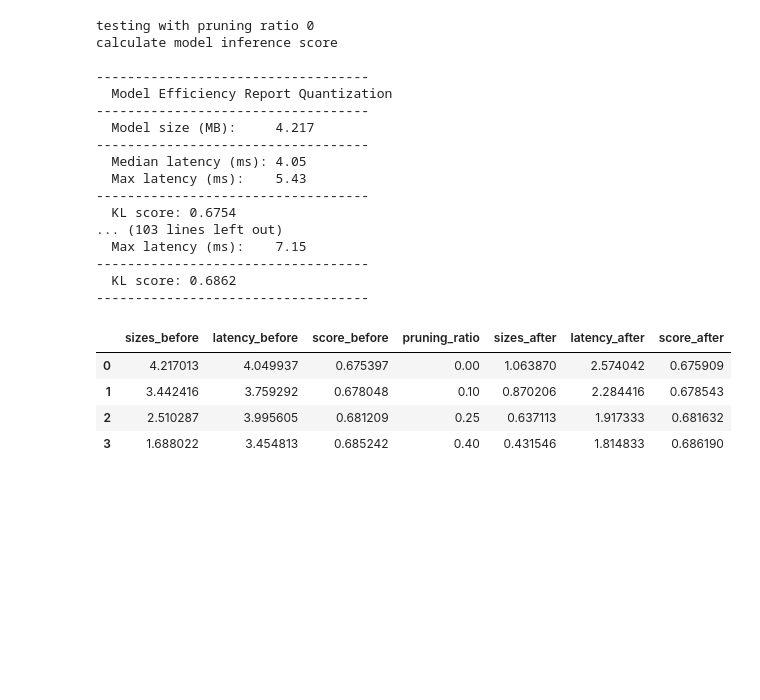
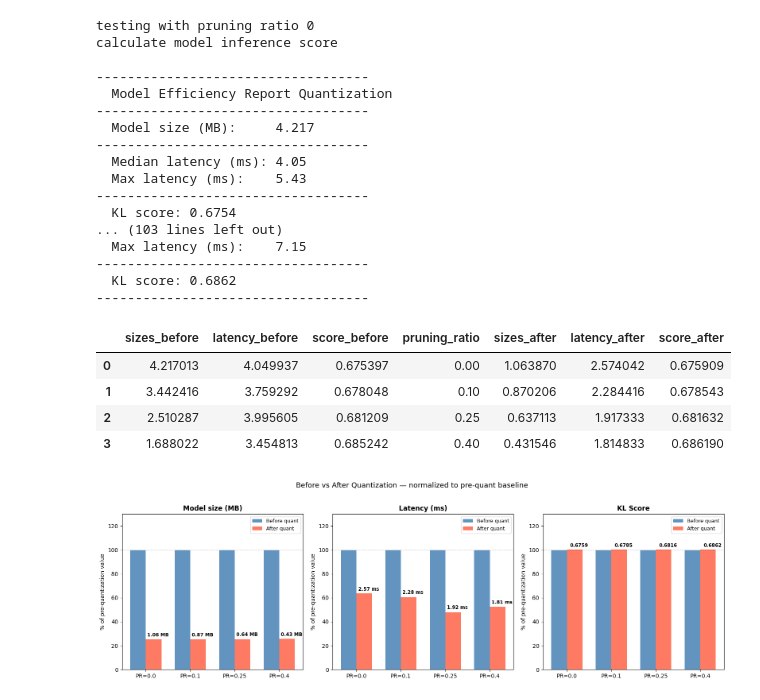
Before and after one commit to PabloRougerie/brain_waves, a Jupyter notebook: notebooks/quantization.ipynb, the cells around one changed output. Saved outputs shown, nothing was run; the diff lists cells and outputs as text; code cells hidden in the pictures; blank space fills up the shorter version.

Commit message:
feat: add vizualition of quantization effect

```diff
--- a/notebooks/quantization.ipynb
+++ b/notebooks/quantization.ipynb
@@ -122,3 +122,53 @@ results_df
 | 3 | 1.688022 | 3.454813 | 0.685242 | 0.40 | 0.431546 | 1.814833 | 0.686190 |
 # %%
 results_df.to_csv(DATA_DIR / "quantize_results.csv", index=False)
+# %%
+import matplotlib.pyplot as plt
+import numpy as np
+
+results_df = pd.read_csv(DATA_DIR / "quantize_results.csv")
+
+pruning_ratios = results_df["pruning_ratio"].tolist()
+labels = [f"PR={r}" for r in pruning_ratios]
+
+metrics = [
+    ("sizes_before",   "sizes_after",   "Model size (MB)",   "{:.2f} MB"),
+    ("latency_before", "latency_after", "Latency (ms)",      "{:.2f} ms"),
+    ("score_before",   "score_after",   "KL Score",          "{:.4f}"),
+]
+
+x      = np.arange(len(pruning_ratios))
+width  = 0.35
+colors = {"before": "steelblue", "after": "tomato"}
+
+fig, axes = plt.subplots(1, 3, figsize=(16, 5))
+
+for ax, (col_before, col_after, title, fmt) in zip(axes, metrics):
+    before_vals = results_df[col_before].tolist()
+    after_vals  = results_df[col_after].tolist()
+    after_pct   = [a / b * 100 for a, b in zip(after_vals, before_vals)]
+
+    ax.bar(x - width / 2, [100] * len(x), width, label="Before quant", color=colors["before"], alpha=0.85)
+    bars_after = ax.bar(x + width / 2, after_pct, width, label="After quant", color=colors["after"], alpha=0.85)
+
+    for bar, val in zip(bars_after, after_vals):
+        ax.text(
+            bar.get_x() + bar.get_width() / 2 + 0.1,
+            bar.get_height() + 1.5,
+            fmt.format(val),
+            ha="center", va="bottom", fontsize=8.5, fontweight="bold"
+        )
+
+    ax.axhline(100, color="black", linewidth=0.8, linestyle="--", alpha=0.5)
+    ax.set_xticks(x)
+    ax.set_xticklabels(labels, fontsize=10)
+    ax.set_ylabel("% of pre-quantization value")
+    ax.set_title(title, fontsize=12, fontweight="bold")
+    ax.legend(fontsize=9)
+    ax.set_ylim(0, 130)
+
+plt.suptitle("Before vs After Quantization — normalized to pre-quant baseline", fontsize=13, y=1.02)
+plt.tight_layout()
+plt.show()
+# %% [output]
+[figure, added]
```
